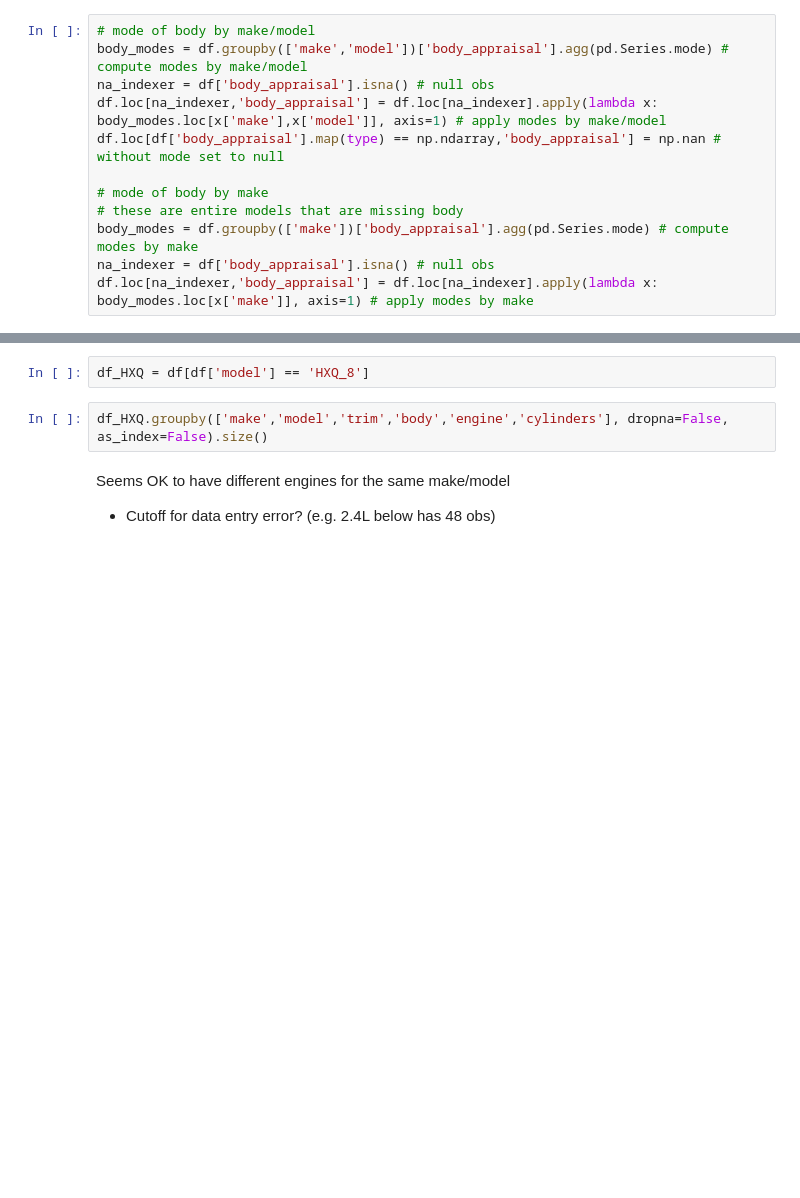
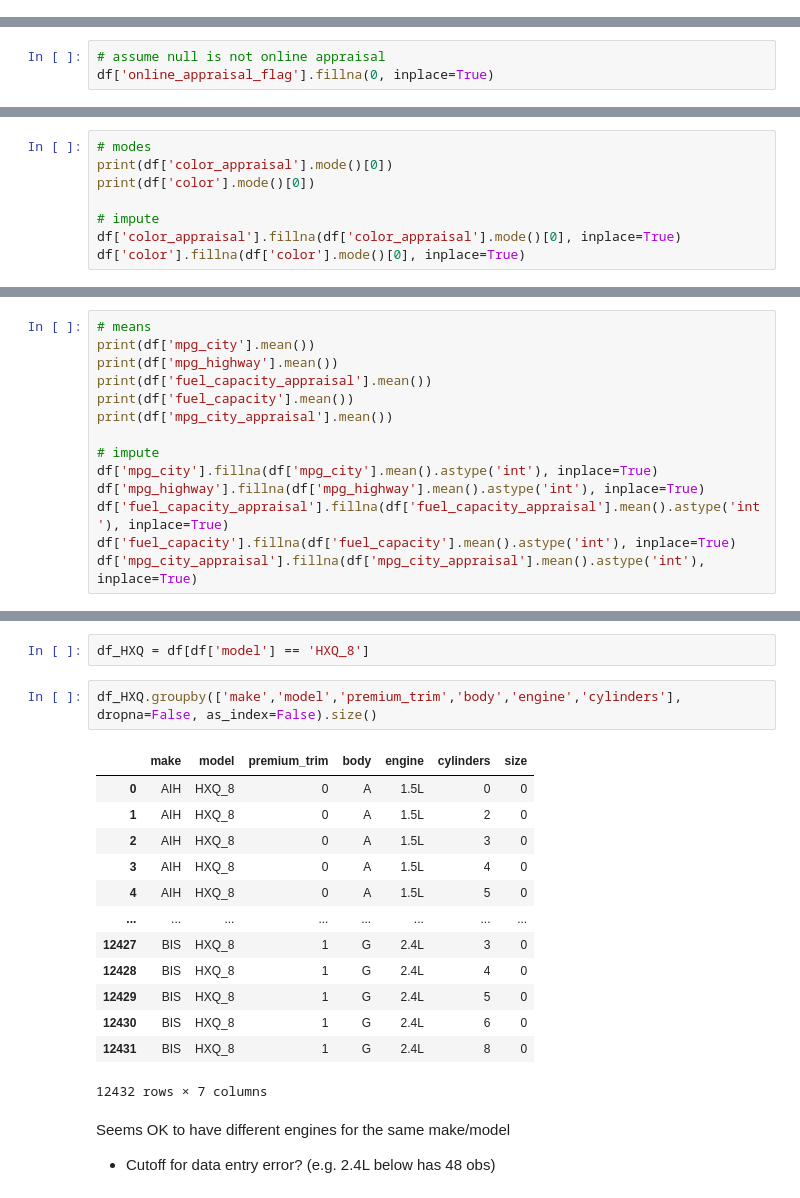
Before and after one commit to sheacon/carmax_showcase, a Jupyter notebook: 0_data_carmax.ipynb, the cells around one changed output, grey strips where cells are left out. Drawn from its saved outputs; the diff is of its cells as text; blank space fills up the shorter version.

```diff
--- a/0_data_carmax.ipynb
+++ b/0_data_carmax.ipynb
@@ -279,12 +295,0 @@ df.loc[na_indexer,'body'] = df.loc[na_indexer].apply(lambda x: body_modes.loc[x[
-# %%
-# mode of body by make/model
-body_modes = df.groupby(['make','model'])['body_appraisal'].agg(pd.Series.mode) # compute modes by make/model
-na_indexer = df['body_appraisal'].isna() # null obs
-df.loc[na_indexer,'body_appraisal'] = df.loc[na_indexer].apply(lambda x: body_modes.loc[x['make'],x['model']], axis=1) # apply modes by make/model
-df.loc[df['body_appraisal'].map(type) == np.ndarray,'body_appraisal'] = np.nan # without mode set to null
-
-# mode of body by make
-# these are entire models that are missing body
-body_modes = df.groupby(['make'])['body_appraisal'].agg(pd.Series.mode) # compute modes by make
-na_indexer = df['body_appraisal'].isna() # null obs
-df.loc[na_indexer,'body_appraisal'] = df.loc[na_indexer].apply(lambda x: body_modes.loc[x['make']], axis=1) # apply modes by make
@@ -290,0 +311,3 @@ df.loc[na_indexer,'body_appraisal'] = df.loc[na_indexer].apply(lambda x: body_mo
+# %%
+# assume null is not online appraisal
+df['online_appraisal_flag'].fillna(0, inplace=True)
@@ -290,0 +331,8 @@ df.loc[na_indexer,'body_appraisal'] = df.loc[na_indexer].apply(lambda x: body_mo
+# %%
+# modes
+print(df['color_appraisal'].mode()[0])
+print(df['color'].mode()[0])
+
+# impute
+df['color_appraisal'].fillna(df['color_appraisal'].mode()[0], inplace=True)
+df['color'].fillna(df['color'].mode()[0], inplace=True)
@@ -290,0 +367,14 @@ df.loc[na_indexer,'body_appraisal'] = df.loc[na_indexer].apply(lambda x: body_mo
+# %%
+# means
+print(df['mpg_city'].mean())
+print(df['mpg_highway'].mean())
+print(df['fuel_capacity_appraisal'].mean())
+print(df['fuel_capacity'].mean())
+print(df['mpg_city_appraisal'].mean())
+
+# impute
+df['mpg_city'].fillna(df['mpg_city'].mean().astype('int'), inplace=True)
+df['mpg_highway'].fillna(df['mpg_highway'].mean().astype('int'), inplace=True)
+df['fuel_capacity_appraisal'].fillna(df['fuel_capacity_appraisal'].mean().astype('int'), inplace=True)
+df['fuel_capacity'].fillna(df['fuel_capacity'].mean().astype('int'), inplace=True)
+df['mpg_city_appraisal'].fillna(df['mpg_city_appraisal'].mean().astype('int'), inplace=True)
@@ -297,7 +436,21 @@ print(df.columns)
 # %%
 df_HXQ = df[df['model'] == 'HXQ_8']
 # %%
-df_HXQ.groupby(['make','model','trim','body','engine','cylinders'], dropna=False, as_index=False).size()
+df_HXQ.groupby(['make','model','premium_trim','body','engine','cylinders'], dropna=False, as_index=False).size()
+# %% [output]
+|  | make | model | premium_trim | body | engine | cylinders | size |
+| 0 | AIH | HXQ_8 | 0 | A | 1.5L | 0 | 0 |
+| 1 | AIH | HXQ_8 | 0 | A | 1.5L | 2 | 0 |
+| 2 | AIH | HXQ_8 | 0 | A | 1.5L | 3 | 0 |
+| 3 | AIH | HXQ_8 | 0 | A | 1.5L | 4 | 0 |
+| 4 | AIH | HXQ_8 | 0 | A | 1.5L | 5 | 0 |
+| ... | ... | ... | ... | ... | ... | ... | ... |
+| 12427 | BIS | HXQ_8 | 1 | G | 2.4L | 3 | 0 |
+| 12428 | BIS | HXQ_8 | 1 | G | 2.4L | 4 | 0 |
+| 12429 | BIS | HXQ_8 | 1 | G | 2.4L | 5 | 0 |
+| 12430 | BIS | HXQ_8 | 1 | G | 2.4L | 6 | 0 |
+| 12431 | BIS | HXQ_8 | 1 | G | 2.4L | 8 | 0 |
+12432 rows × 7 columns
 # %% [markdown]
 Seems OK to have different engines for the same make/model
 - Cutoff for data entry error? (e.g. 2.4L below has 48 obs)
```
Also changed, not shown: parts of 51 cells of this notebook.
